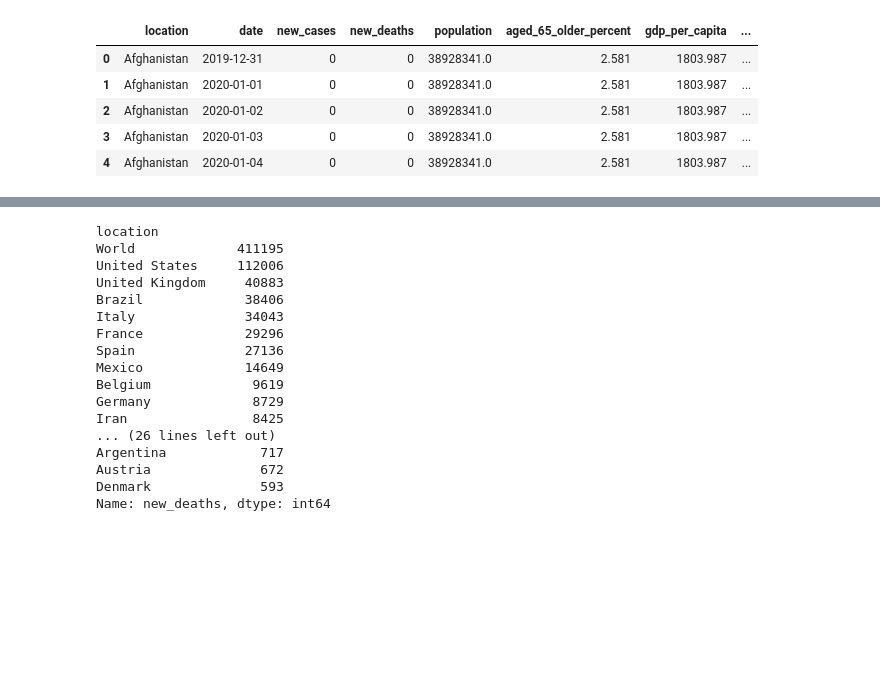
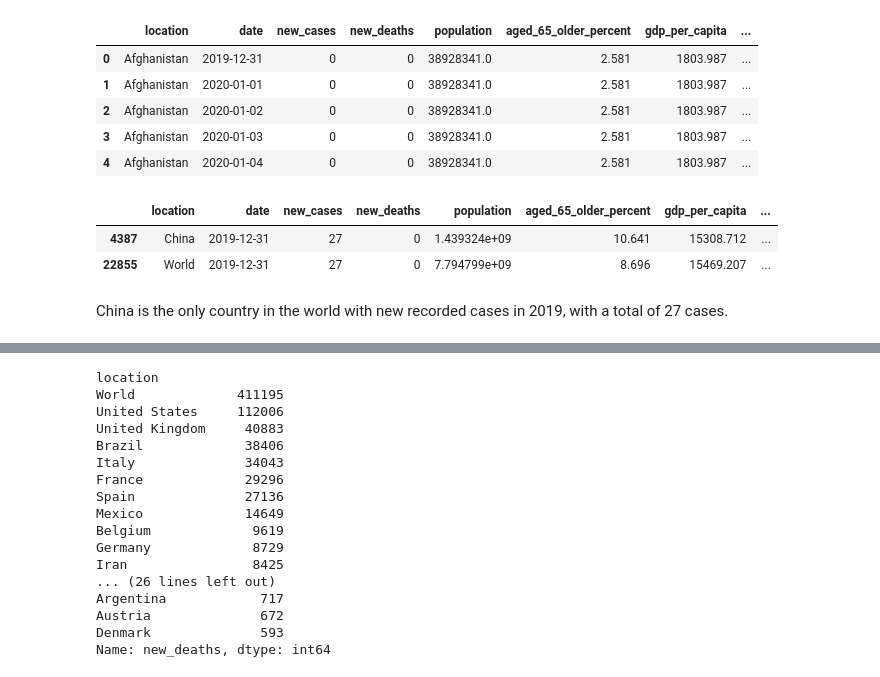
Before and after one commit to zadmainda/covid-MiniDataset, a Jupyter notebook: covid data.ipynb, the cells around one changed output, grey strips where cells are left out. Cells and saved outputs as stored; diff of their text form; code cells hidden in the pictures; blank space fills up the shorter version.

```diff
--- a/covid data.ipynb
+++ b/covid data.ipynb
@@ -280,6 +331,17 @@ clean_df.head()
 | 2 | Afghanistan | 2020-01-02 | 0 | 0 | 38928341.0 | 2.581 | 1803.987 | ... |
 | 3 | Afghanistan | 2020-01-03 | 0 | 0 | 38928341.0 | 2.581 | 1803.987 | ... |
 | 4 | Afghanistan | 2020-01-04 | 0 | 0 | 38928341.0 | 2.581 | 1803.987 | ... |
+# %%
+#Let's examine December 2019 figures
+clean_df_2019 = clean_df[clean_df['year'] == 2019]
+# %%
+clean_df_2019[clean_df_2019['new_cases'] != 0]
+# %% [output]
+|  | location | date | new_cases | new_deaths | population | aged_65_older_percent | gdp_per_capita | ... |
+| 4387 | China | 2019-12-31 | 27 | 0 | 1.439324e+09 | 10.641 | 15308.712 | ... |
+| 22855 | World | 2019-12-31 | 27 | 0 | 7.794799e+09 | 8.696 | 15469.207 | ... |
+# %% [markdown]
+China is the only country in the world with new recorded cases in 2019, with a total of 27 cases.
 # %%
 #Total number of deaths per country
 deaths_per_country = clean_df['new_deaths'].groupby(clean_df['location']).sum()
```
Also changed, not shown: parts of 11 cells of this notebook.
